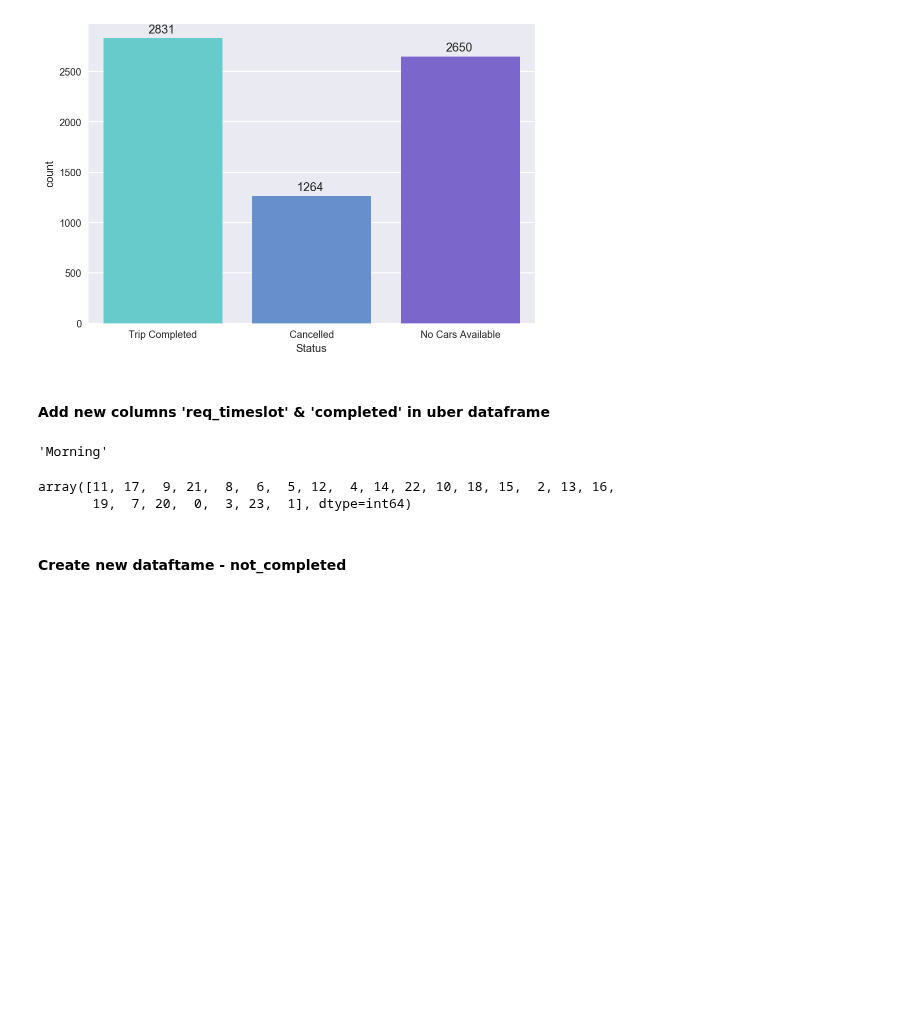
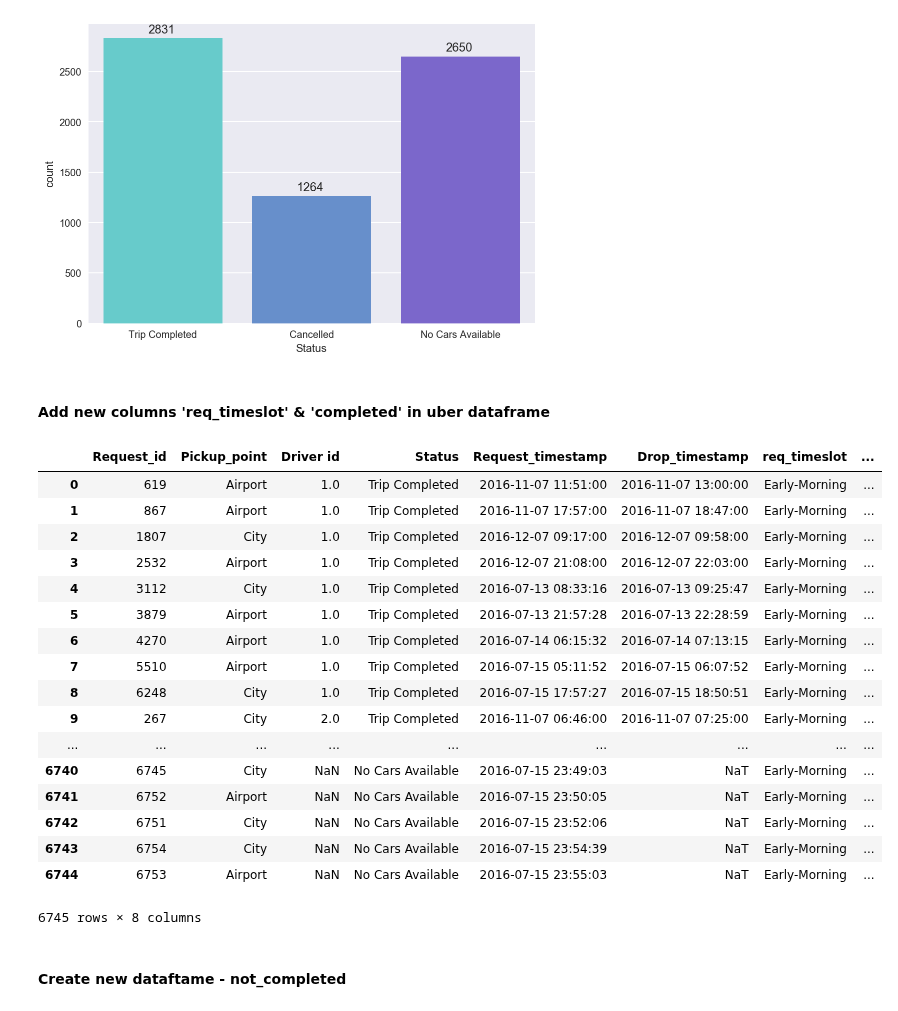
Before and after one commit to ab9bhatia/PythonScripts, a Jupyter notebook: projects/Uber/Uber_Supply_Demand_Gap.ipynb, the cells around one changed output. Cells and saved outputs as stored; diff of their text form; code cells hidden in the pictures; blank space fills up the shorter version.

Commit message:
uber

```diff
--- a/projects/Uber/Uber_Supply_Demand_Gap.ipynb
+++ b/projects/Uber/Uber_Supply_Demand_Gap.ipynb
@@ -93,7 +93,7 @@ for p in ax.patches:
 # %%
 def time_slot(x):
 
-    if  x<7:
+    if  x>=3 & x<7:
         return 'Early-Morning'
     elif x>=7 & x<12:
         return 'Morning'
@@ -105,18 +105,29 @@ def time_slot(x):
         return 'Night'
     elif x>=00 & x<3:
         return 'Afternoon'
-# %%
-time_slot(200000000)
-# %% [output]
-'Morning'
 # %%
-uber['req_timeslot'] = uber['Request_timestamp'].apply(lambda x: x.hour)
+uber['req_timeslot'] = uber['Request_timestamp'].apply(lambda x: time_slot(x.hour))
 uber['completed'] = uber['Status'].apply(lambda x: 1 if x =='Trip Completed' else 0)
-uber.head()
-uber.req_timeslot.unique()
+uber
 # %% [output]
+|  | Request_id | Pickup_point | Driver id | Status | Request_timestamp | Drop_timestamp | req_timeslot | ... |
+| 0 | 619 | Airport | 1.0 | Trip Completed | 2016-11-07 11:51:00 | 2016-11-07 13:00:00 | Early-Morning | ... |
+| 1 | 867 | Airport | 1.0 | Trip Completed | 2016-11-07 17:57:00 | 2016-11-07 18:47:00 | Early-Morning | ... |
+| 2 | 1807 | City | 1.0 | Trip Completed | 2016-12-07 09:17:00 | 2016-12-07 09:58:00 | Early-Morning | ... |
+| 3 | 2532 | Airport | 1.0 | Trip Completed | 2016-12-07 21:08:00 | 2016-12-07 22:03:00 | Early-Morning | ... |
+| 4 | 3112 | City | 1.0 | Trip Completed | 2016-07-13 08:33:16 | 2016-07-13 09:25:47 | Early-Morning | ... |
+| 5 | 3879 | Airport | 1.0 | Trip Completed | 2016-07-13 21:57:28 | 2016-07-13 22:28:59 | Early-Morning | ... |
+| 6 | 4270 | Airport | 1.0 | Trip Completed | 2016-07-14 06:15:32 | 2016-07-14 07:13:15 | Early-Morning | ... |
+| 7 | 5510 | Airport | 1.0 | Trip Completed | 2016-07-15 05:11:52 | 2016-07-15 06:07:52 | Early-Morning | ... |
+| 8 | 6248 | City | 1.0 | Trip Completed | 2016-07-15 17:57:27 | 2016-07-15 18:50:51 | Early-Morning | ... |
+| 9 | 267 | City | 2.0 | Trip Completed | 2016-11-07 06:46:00 | 2016-11-07 07:25:00 | Early-Morning | ... |
+| ... | ... | ... | ... | ... | ... | ... | ... | ... |
+| 6740 | 6745 | City | NaN | No Cars Available | 2016-07-15 23:49:03 | NaT | Early-Morning | ... |
+| 6741 | 6752 | Airport | NaN | No Cars Available | 2016-07-15 23:50:05 | NaT | Early-Morning | ... |
+| 6742 | 6751 | City | NaN | No Cars Available | 2016-07-15 23:52:06 | NaT | Early-Morning | ... |
+| 6743 | 6754 | City | NaN | No Cars Available | 2016-07-15 23:54:39 | NaT | Early-Morning | ... |
+| 6744 | 6753 | Airport | NaN | No Cars Available | 2016-07-15 23:55:03 | NaT | Early-Morning | ... |
-array([11, 17,  9, 21,  8,  6,  5, 12,  4, 14, 22, 10, 18, 15,  2, 13, 16,
-       19,  7, 20,  0,  3, 23,  1], dtype=int64)
+6745 rows × 8 columns
 # %% [markdown]
 #### Create new dataftame - not_completed
 # %%
```
